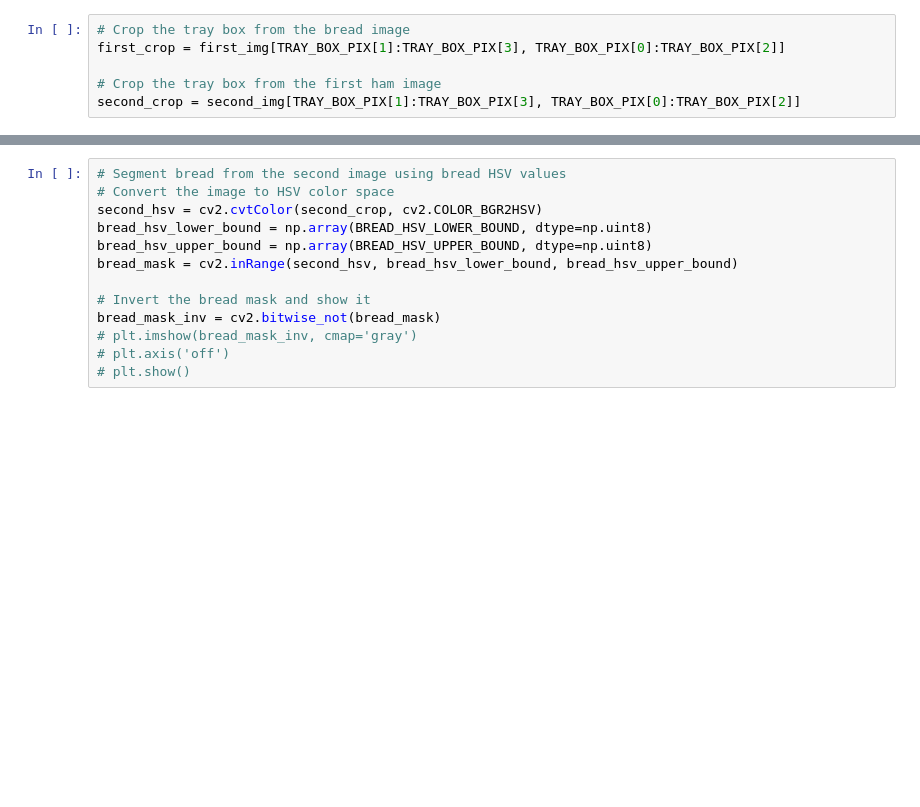
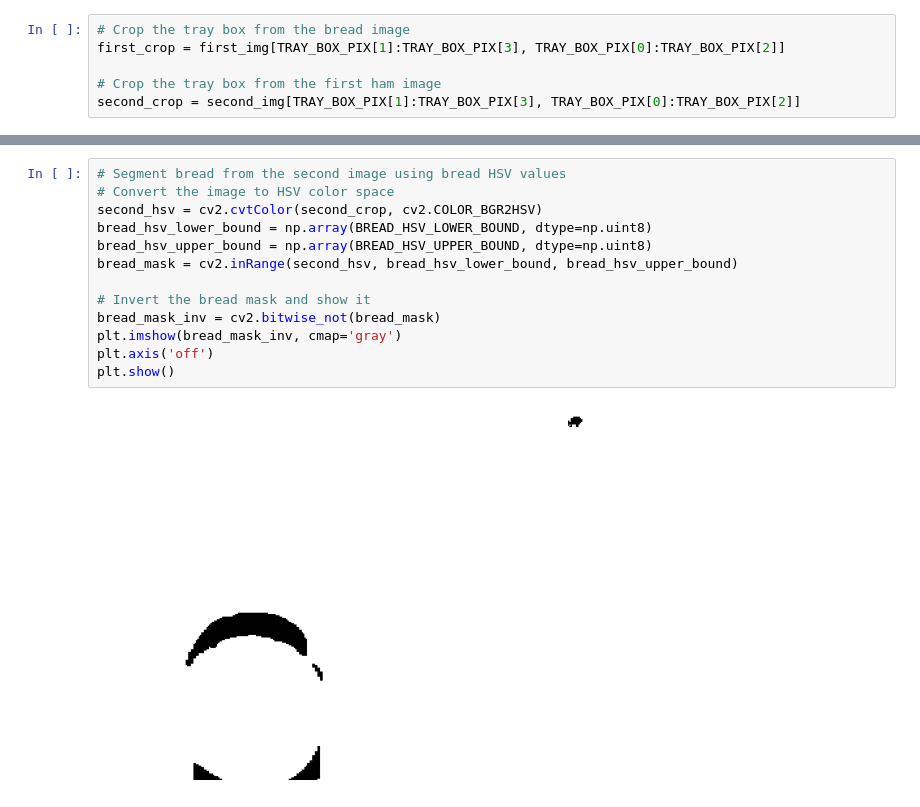
Before and after one commit to SNAAK-CMU/cv_experiments, a Jupyter notebook: sandwich_check/bologna_check.ipynb, the cells around one changed output, grey strips where cells are left out. Drawn from its saved outputs; the diff is of its cells as text; blank space fills up the shorter version.

```diff
--- a/sandwich_check/bologna_check.ipynb
+++ b/sandwich_check/bologna_check.ipynb
@@ -38,16 +42,18 @@ second_crop = second_img[TRAY_BOX_PIX[1]:TRAY_BOX_PIX[3], TRAY_BOX_PIX[0]:TRAY_B
 # %%
 # Segment bread from the second image using bread HSV values
 # Convert the image to HSV color space
 second_hsv = cv2.cvtColor(second_crop, cv2.COLOR_BGR2HSV)
 bread_hsv_lower_bound = np.array(BREAD_HSV_LOWER_BOUND, dtype=np.uint8)
 bread_hsv_upper_bound = np.array(BREAD_HSV_UPPER_BOUND, dtype=np.uint8)
 bread_mask = cv2.inRange(second_hsv, bread_hsv_lower_bound, bread_hsv_upper_bound)
 
 # Invert the bread mask and show it
 bread_mask_inv = cv2.bitwise_not(bread_mask)
-# plt.imshow(bread_mask_inv, cmap='gray')
-# plt.axis('off')
-# plt.show()
+plt.imshow(bread_mask_inv, cmap='gray')
+plt.axis('off')
+plt.show()
+# %% [output]
+[figure, added]
 # %%
 # Segment tray from the second image using tray HSV values
 # Convert the image to HSV color space
```
Also changed, not shown: parts of 8 cells of this notebook, 1 other file.
